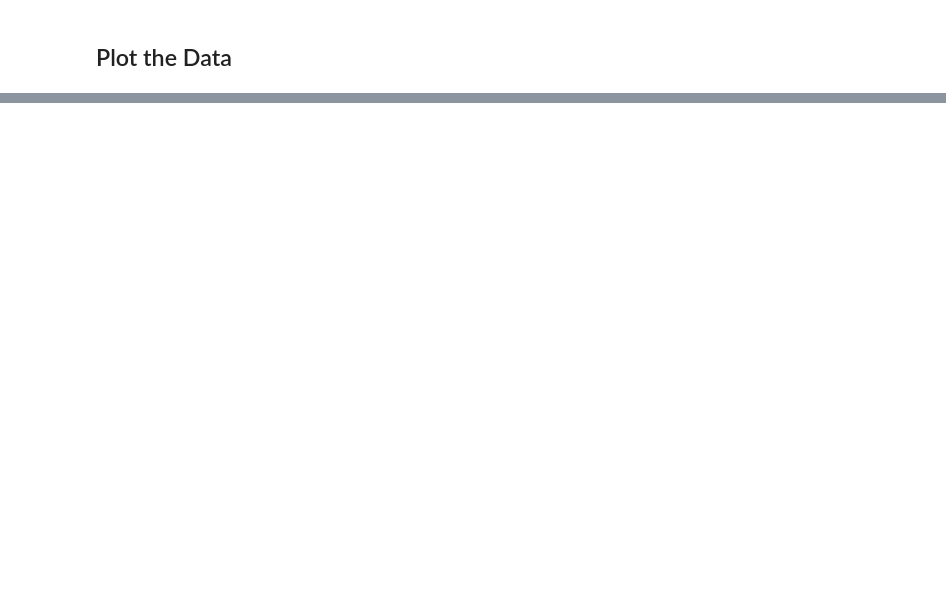
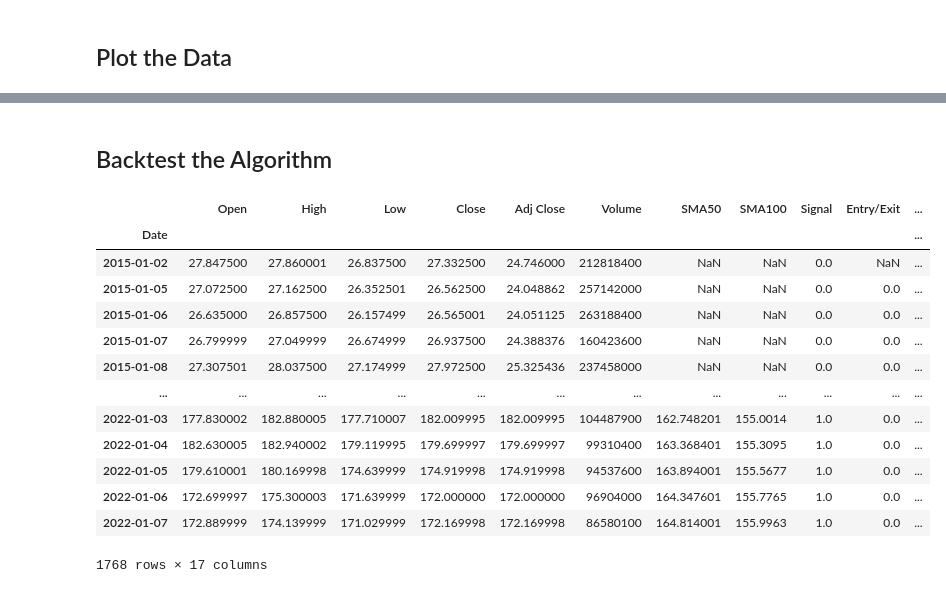
Before and after one commit to SpeedsMach5/Mega-Sharks_Q_Branch, a Jupyter notebook: dmac_strategy.ipynb, the cells around one changed output, grey strips where cells are left out. Cells and saved outputs as stored; diff of their text form; code cells hidden in the pictures; blank space fills up the shorter version.

Commit message:
Backtest the Algorithm on dmac_strategy.ipynb

```diff
--- a/dmac_strategy.ipynb
+++ b/dmac_strategy.ipynb
@@ -234,3 +234,51 @@ entry_exit_plot.opts(
 )
 # %% [output]
 [interactive output not drawn]
+# %% [markdown]
+## Backtest the Algorithm
+# %%
+# Set initial capital
+initial_capital = float(100000)
+
+# Set the share size
+share_size = 500
+
+# Buy a 500 share position when the dual moving average crossover Signal equals 1 (SMA50 is greater than SMA100)
+# Sell a 500 share position when the dual moving average crossover Signal equals 0 (SMA50 is less than SMA100)
+signals_df['Position'] = share_size * signals_df['Signal']
+
+# Determine the points in time where a 500 share position is bought or sold
+signals_df['Entry/Exit Position'] = signals_df['Position'].diff()
+
+# Multiply the close price by the number of shares held, or the Position
+signals_df['Portfolio Holdings'] = signals_df.Close * signals_df['Position']
+
+# Subtract the amount of either the cost or proceeds of the trade from the initial capital invested
+signals_df['Portfolio Cash'] = initial_capital - (signals_df.Close * signals_df['Entry/Exit Position']).cumsum()
+
+# Calculate the total portfolio value by adding the portfolio cash to the portfolio holdings (or investments)
+signals_df['Portfolio Total'] = signals_df['Portfolio Cash'] + signals_df['Portfolio Holdings']
+
+# Calculate the portfolio daily returns
+signals_df['Portfolio Daily Returns'] = signals_df['Portfolio Total'].pct_change()
+
+# Calculate the portfolio cumulative returns
+signals_df['Portfolio Cumulative Returns'] = (1 + signals_df['Portfolio Daily Returns']).cumprod() - 1
+
+# Print the DataFrame
+signals_df
+# %% [output]
+|  | Open | High | Low | Close | Adj Close | Volume | SMA50 | SMA100 | Signal | Entry/Exit | ... |
+| Date |  |  |  |  |  |  |  |  |  |  | ... |
+| 2015-01-02 | 27.847500 | 27.860001 | 26.837500 | 27.332500 | 24.746000 | 212818400 | NaN | NaN | 0.0 | NaN | ... |
+| 2015-01-05 | 27.072500 | 27.162500 | 26.352501 | 26.562500 | 24.048862 | 257142000 | NaN | NaN | 0.0 | 0.0 | ... |
+| 2015-01-06 | 26.635000 | 26.857500 | 26.157499 | 26.565001 | 24.051125 | 263188400 | NaN | NaN | 0.0 | 0.0 | ... |
+| 2015-01-07 | 26.799999 | 27.049999 | 26.674999 | 26.937500 | 24.388376 | 160423600 | NaN | NaN | 0.0 | 0.0 | ... |
+| 2015-01-08 | 27.307501 | 28.037500 | 27.174999 | 27.972500 | 25.325436 | 237458000 | NaN | NaN | 0.0 | 0.0 | ... |
+| ... | ... | ... | ... | ... | ... | ... | ... | ... | ... | ... | ... |
+| 2022-01-03 | 177.830002 | 182.880005 | 177.710007 | 182.009995 | 182.009995 | 104487900 | 162.748201 | 155.0014 | 1.0 | 0.0 | ... |
+| 2022-01-04 | 182.630005 | 182.940002 | 179.119995 | 179.699997 | 179.699997 | 99310400 | 163.368401 | 155.3095 | 1.0 | 0.0 | ... |
+| 2022-01-05 | 179.610001 | 180.169998 | 174.639999 | 174.919998 | 174.919998 | 94537600 | 163.894001 | 155.5677 | 1.0 | 0.0 | ... |
+| 2022-01-06 | 172.699997 | 175.300003 | 171.639999 | 172.000000 | 172.000000 | 96904000 | 164.347601 | 155.7765 | 1.0 | 0.0 | ... |
+| 2022-01-07 | 172.889999 | 174.139999 | 171.029999 | 172.169998 | 172.169998 | 86580100 | 164.814001 | 155.9963 | 1.0 | 0.0 | ... |
+1768 rows × 17 columns
```
